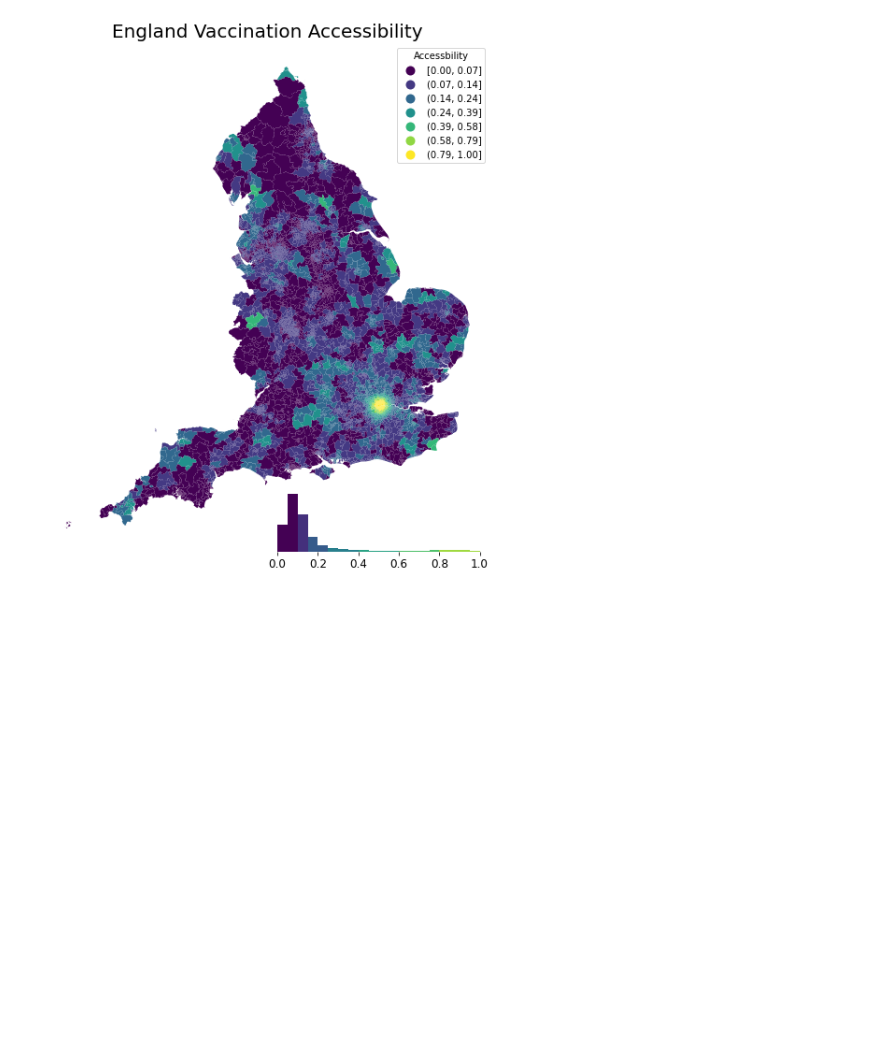
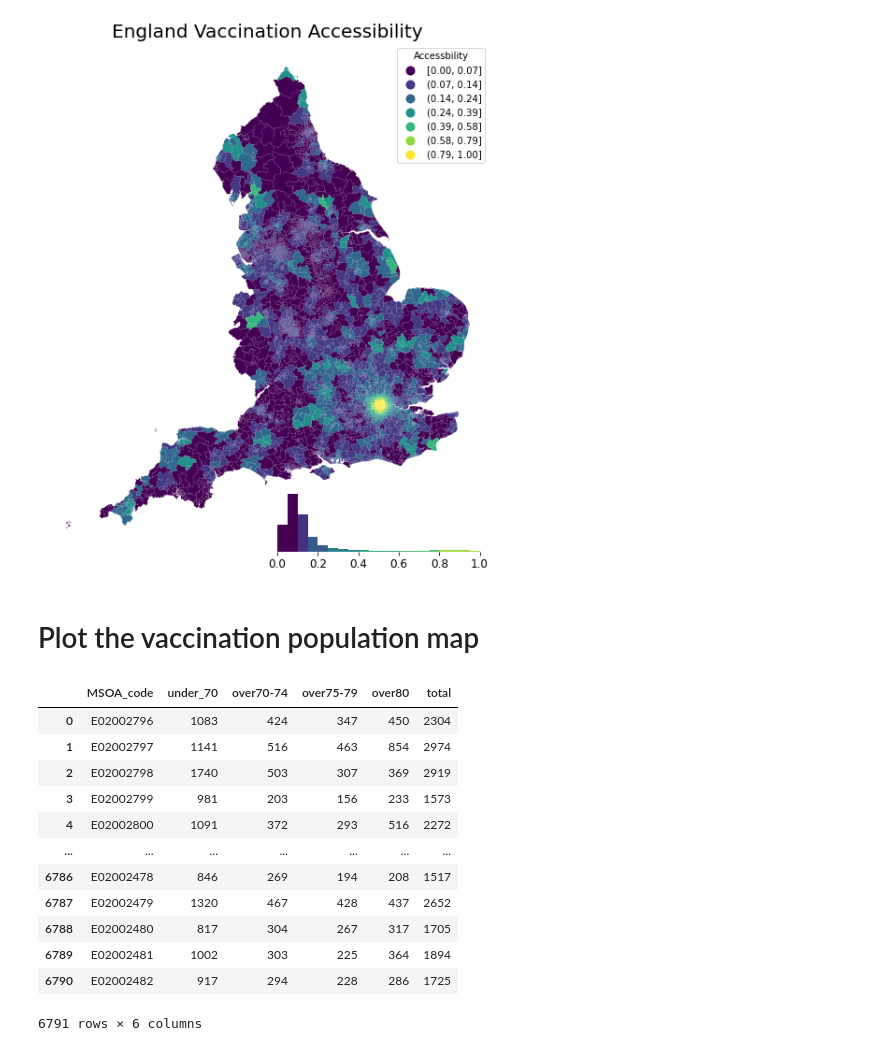
Before and after one commit to LingruFeng/dissertation, a Jupyter notebook: data_github/MSOA_test.ipynb, the cells around one changed output. Drawn from its saved outputs; the diff is of its cells as text; code cells hidden in the pictures; blank space fills up the shorter version.

```diff
--- a/data_github/MSOA_test.ipynb
+++ b/data_github/MSOA_test.ipynb
@@ -246,3 +246,23 @@ combo('2sfca_supply_value')
 combo('2sfca_supply_value_normalized')
 # %% [output]
 [figure]
+# %% [markdown]
+# Plot the vaccination population map
+# %%
+url = 'https://raw.githubusercontent.com/LingruFeng/dissertation/main/data_raw/vaccination_number_2020_12_8_2021_2_21.csv'
+vaccination_pop = pd.read_csv(url)
+vaccination_pop
+# %% [output]
+|  | MSOA_code | under_70 | over70-74 | over75-79 | over80 | total |
+| 0 | E02002796 | 1083 | 424 | 347 | 450 | 2304 |
+| 1 | E02002797 | 1141 | 516 | 463 | 854 | 2974 |
+| 2 | E02002798 | 1740 | 503 | 307 | 369 | 2919 |
+| 3 | E02002799 | 981 | 203 | 156 | 233 | 1573 |
+| 4 | E02002800 | 1091 | 372 | 293 | 516 | 2272 |
+| ... | ... | ... | ... | ... | ... | ... |
+| 6786 | E02002478 | 846 | 269 | 194 | 208 | 1517 |
+| 6787 | E02002479 | 1320 | 467 | 428 | 437 | 2652 |
+| 6788 | E02002480 | 817 | 304 | 267 | 317 | 1705 |
+| 6789 | E02002481 | 1002 | 303 | 225 | 364 | 1894 |
+| 6790 | E02002482 | 917 | 294 | 228 | 286 | 1725 |
+6791 rows × 6 columns
```
Also changed, not shown: parts of 6 cells of this notebook.
